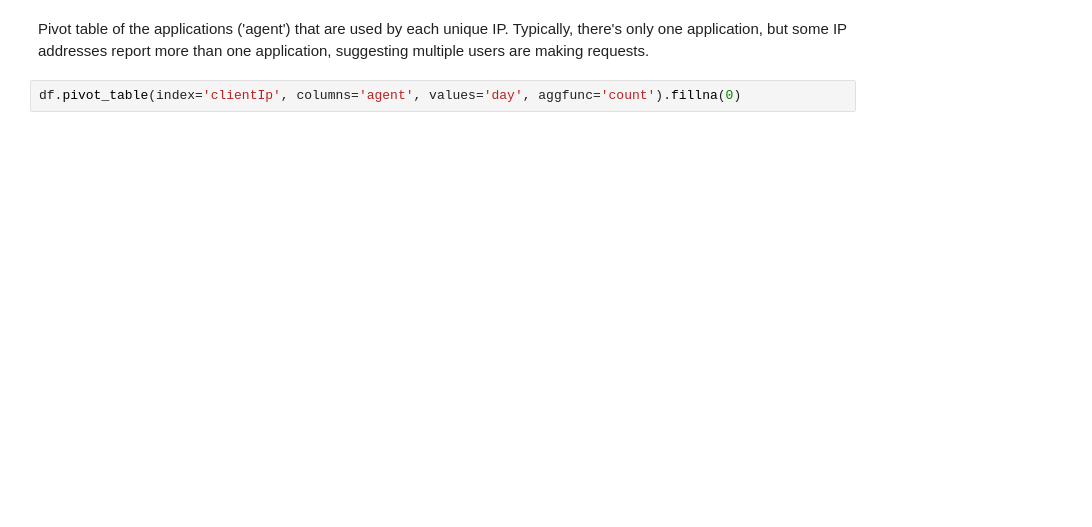
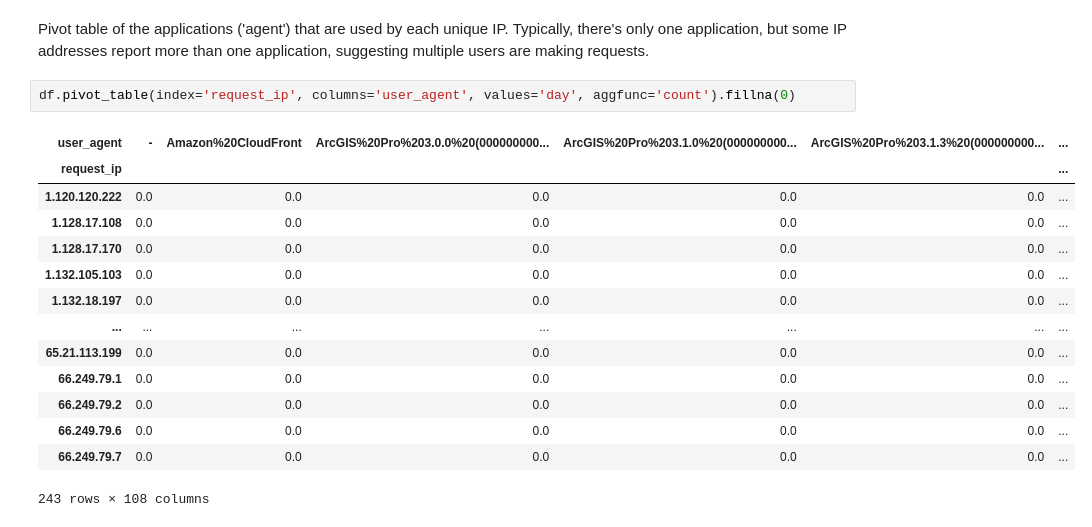
Before and after one commit to GeoscienceAustralia/nhi-process, a Jupyter notebook: analysis/usage/NHIRS usage stats.ipynb, the cells around one changed output. Drawn from its saved outputs; the diff is of its cells as text; blank space fills up the shorter version.

```diff
--- a/analysis/usage/NHIRS usage stats.ipynb
+++ b/analysis/usage/NHIRS usage stats.ipynb
@@ -264,4 +258,19 @@ fig.tight_layout()
 # %% [markdown]
 Pivot table of the applications ('agent') that are used by each unique IP. Typically, there's only one application, but some IP addresses report more than one application, suggesting multiple users are making requests.
 # %%
-df.pivot_table(index='clientIp', columns='agent', values='day', aggfunc='count').fillna(0)
+df.pivot_table(index='request_ip', columns='user_agent', values='day', aggfunc='count').fillna(0)
+# %% [output]
+| user_agent | - | Amazon%20CloudFront | ArcGIS%20Pro%203.0.0%20(000000000... | ArcGIS%20Pro%203.1.0%20(000000000... | ArcGIS%20Pro%203.1.3%20(000000000... | ... |
+| request_ip |  |  |  |  |  | ... |
+| 1.120.120.222 | 0.0 | 0.0 | 0.0 | 0.0 | 0.0 | ... |
+| 1.128.17.108 | 0.0 | 0.0 | 0.0 | 0.0 | 0.0 | ... |
+| 1.128.17.170 | 0.0 | 0.0 | 0.0 | 0.0 | 0.0 | ... |
+| 1.132.105.103 | 0.0 | 0.0 | 0.0 | 0.0 | 0.0 | ... |
+| 1.132.18.197 | 0.0 | 0.0 | 0.0 | 0.0 | 0.0 | ... |
+| ... | ... | ... | ... | ... | ... | ... |
+| 65.21.113.199 | 0.0 | 0.0 | 0.0 | 0.0 | 0.0 | ... |
+| 66.249.79.1 | 0.0 | 0.0 | 0.0 | 0.0 | 0.0 | ... |
+| 66.249.79.2 | 0.0 | 0.0 | 0.0 | 0.0 | 0.0 | ... |
+| 66.249.79.6 | 0.0 | 0.0 | 0.0 | 0.0 | 0.0 | ... |
+| 66.249.79.7 | 0.0 | 0.0 | 0.0 | 0.0 | 0.0 | ... |
+243 rows × 108 columns
```
Also changed, not shown: parts of 18 cells of this notebook.
